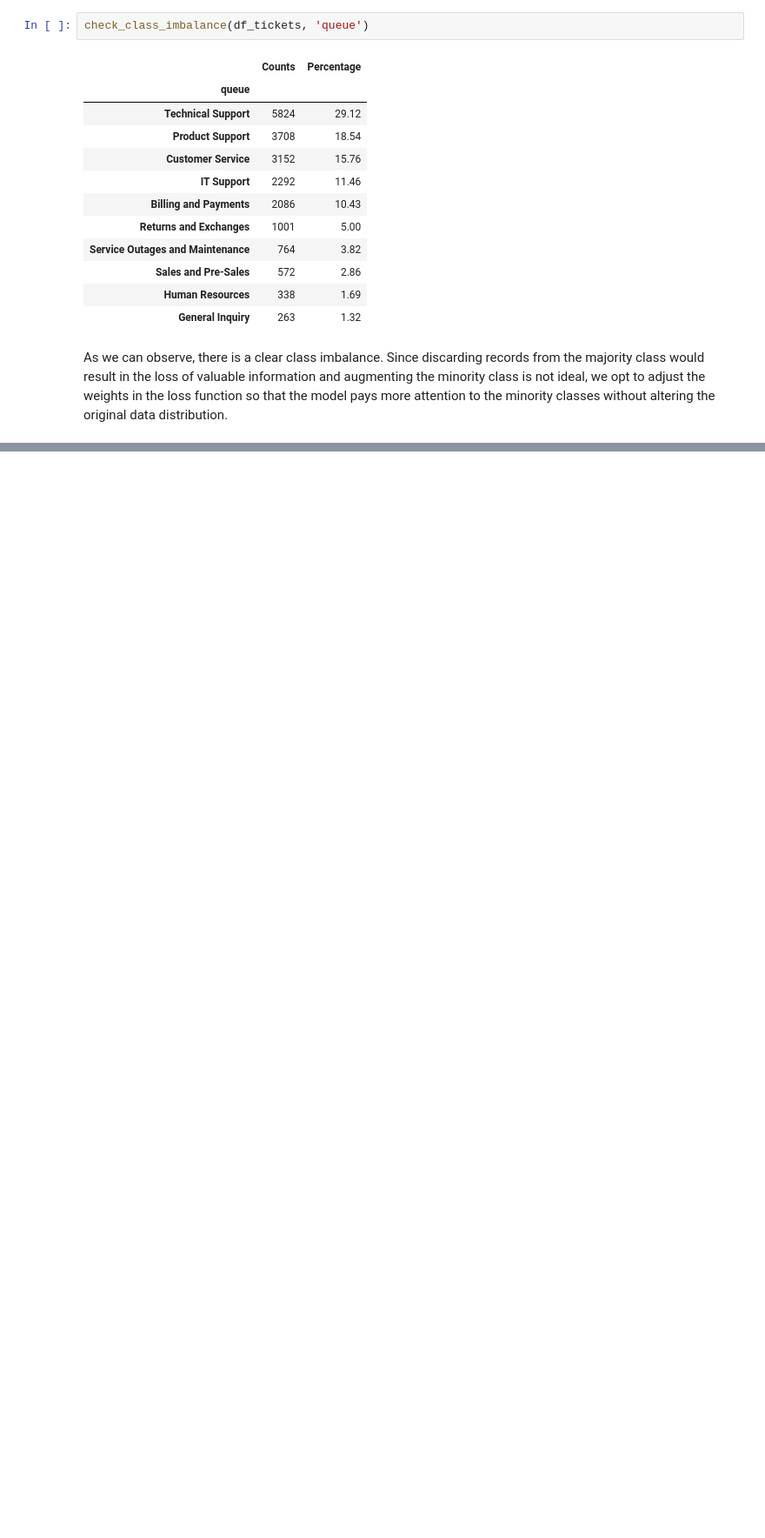
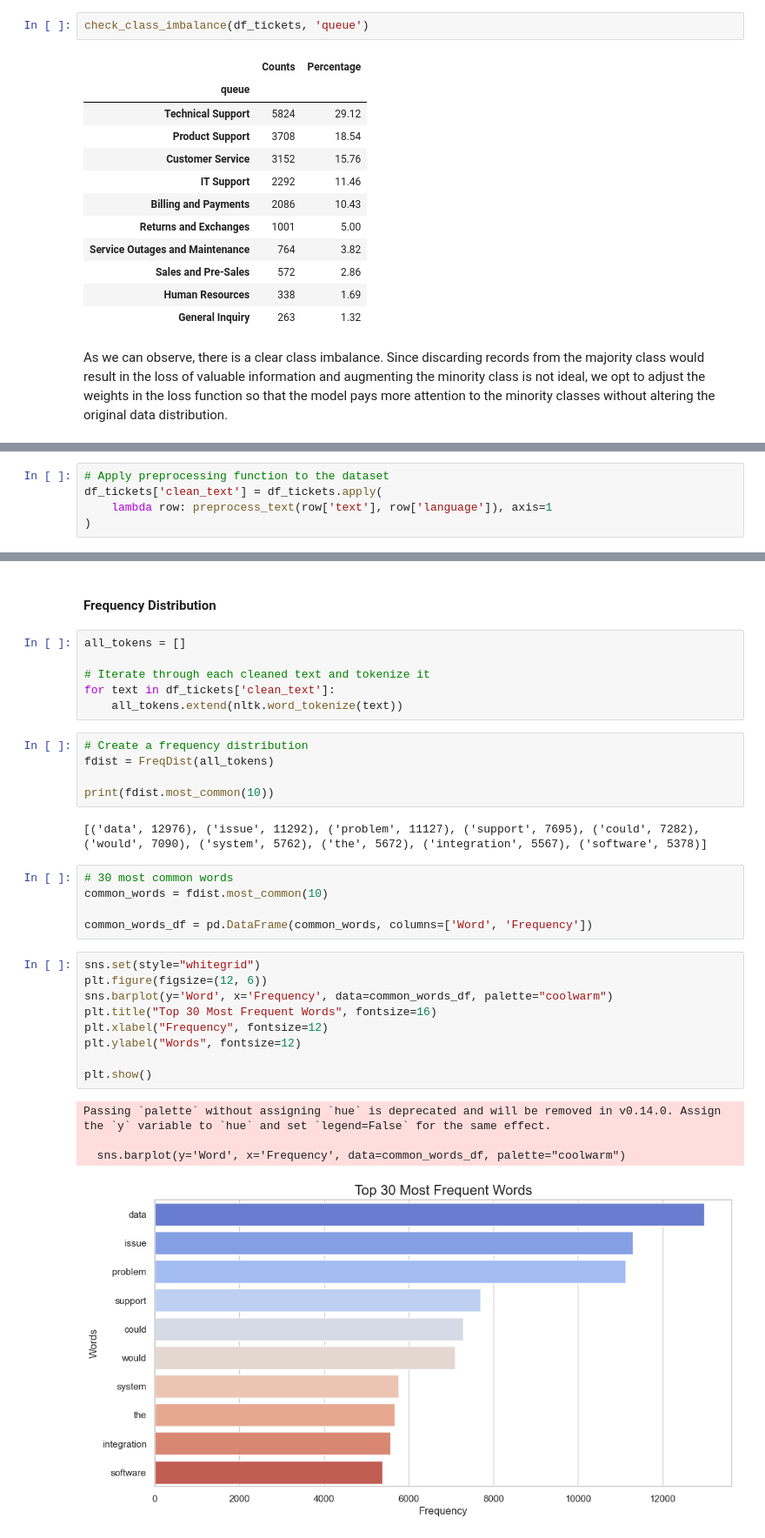
Before and after one commit to margavera/Customer-IT-Support-Text-Classification, a Jupyter notebook: notebooks/EDA.ipynb, the cells around one changed output, grey strips where cells are left out. Shown at 87% size. Drawn from its saved outputs; the diff is of its cells as text; blank space fills up the shorter version.

Commit message:
EDA-Text_Analysis

```diff
--- a/notebooks/EDA.ipynb
+++ b/notebooks/EDA.ipynb
@@ -162,0 +191,5 @@ As we can observe, there is a clear class imbalance. Since discarding records fr
+# %%
+# Apply preprocessing function to the dataset
+df_tickets['clean_text'] = df_tickets.apply(
+    lambda row: preprocess_text(row['text'], row['language']), axis=1
+)
@@ -162,0 +219,34 @@ As we can observe, there is a clear class imbalance. Since discarding records fr
+# %% [markdown]
+#### Frequency Distribution
+# %%
+all_tokens = []
+
+# Iterate through each cleaned text and tokenize it
+for text in df_tickets['clean_text']:
+    all_tokens.extend(nltk.word_tokenize(text))
+# %%
+# Create a frequency distribution
+fdist = FreqDist(all_tokens)
+
+print(fdist.most_common(10))
+# %% [output]
+[('data', 12976), ('issue', 11292), ('problem', 11127), ('support', 7695), ('could', 7282), ('would', 7090), ('system', 5762), ('the', 5672), ('integration', 5567), ('software', 5378)]
+# %%
+# 30 most common words
+common_words = fdist.most_common(10)
+
+common_words_df = pd.DataFrame(common_words, columns=['Word', 'Frequency'])
+# %%
+sns.set(style="whitegrid")
+plt.figure(figsize=(12, 6))
+sns.barplot(y='Word', x='Frequency', data=common_words_df, palette="coolwarm")
+plt.title("Top 30 Most Frequent Words", fontsize=16)
+plt.xlabel("Frequency", fontsize=12)
+plt.ylabel("Words", fontsize=12)
+
+plt.show()
+# %% [output]
+Passing `palette` without assigning `hue` is deprecated and will be removed in v0.14.0. Assign the `y` variable to `hue` and set `legend=False` for the same effect.
+
+  sns.barplot(y='Word', x='Frequency', data=common_words_df, palette="coolwarm")
+[figure, added]
```
Also changed, not shown: parts of 27 cells of this notebook, 2 other files.
